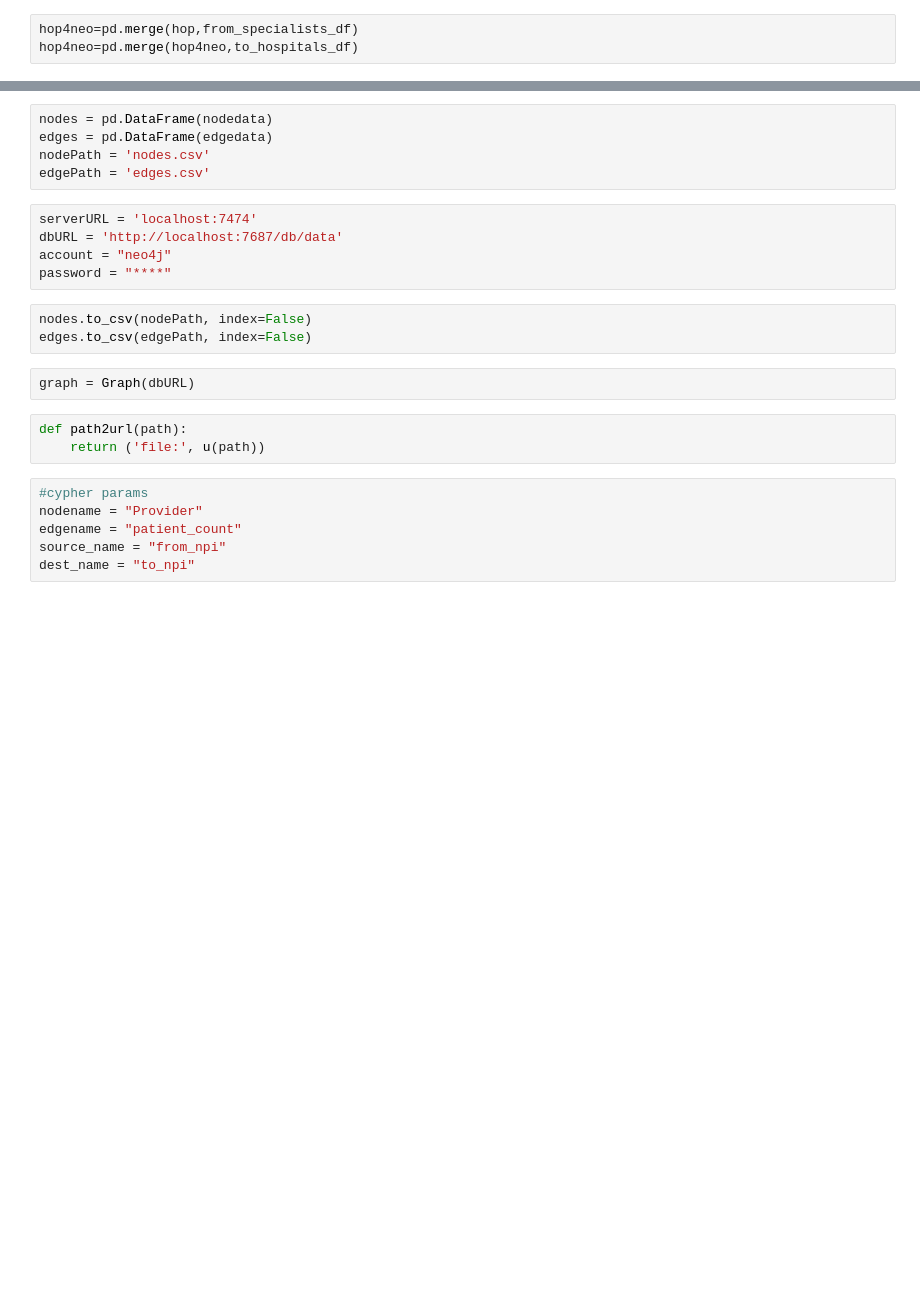
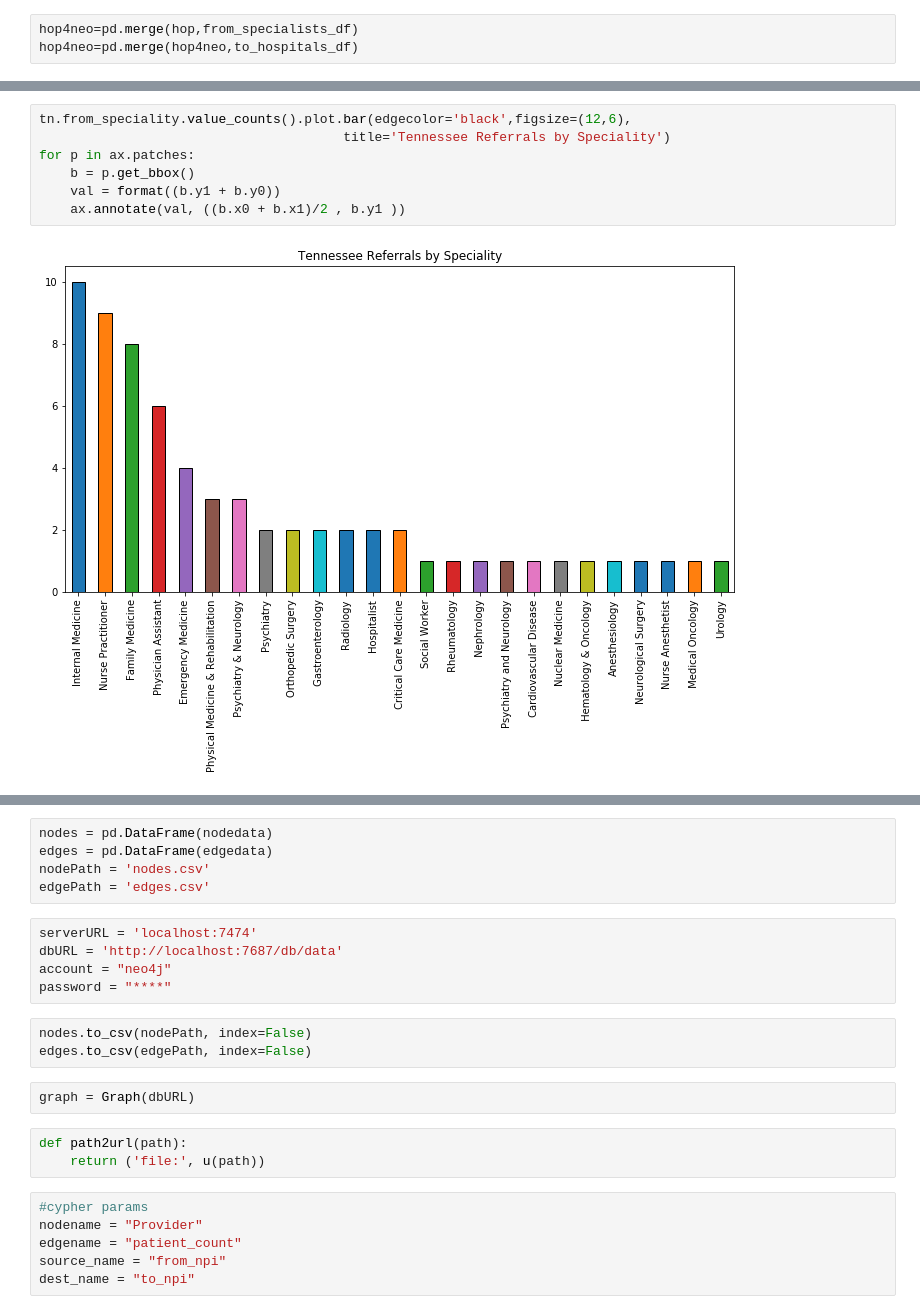
Before and after one commit to Barrett-Rogers/dq6-bluebook-pros, a Jupyter notebook: lydia_dq6.ipynb, the cells around one changed output, grey strips where cells are left out. Cells and saved outputs as stored; diff of their text form; blank space fills up the shorter version.

```diff
--- a/lydia_dq6.ipynb
+++ b/lydia_dq6.ipynb
@@ -174,0 +280,9 @@ hop_ready4neo.head()
+# %%
+tn.from_speciality.value_counts().plot.bar(edgecolor='black',figsize=(12,6),
+                                       title='Tennessee Referrals by Speciality')
+for p in ax.patches:
+    b = p.get_bbox()
+    val = format((b.y1 + b.y0))
+    ax.annotate(val, ((b.x0 + b.x1)/2 , b.y1 ))
+# %% [output]
+[figure, added]
```
Also changed, not shown: parts of 64 cells of this notebook.
